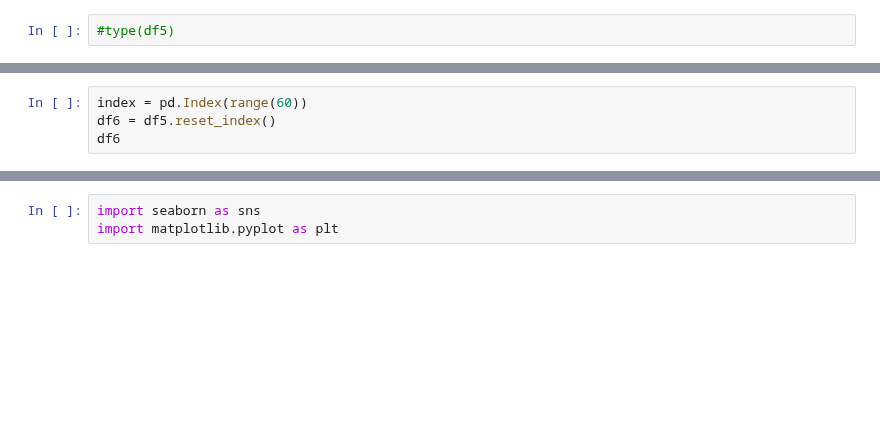
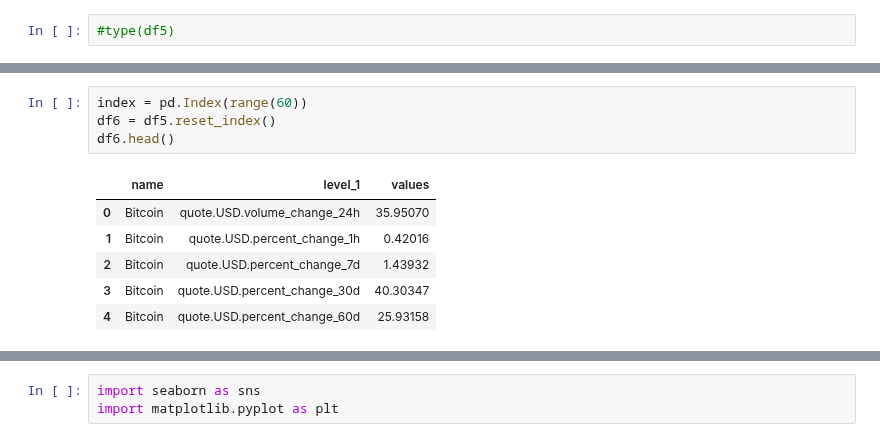
Before and after one commit to Curlybracketi/automating-_api_setup, a Jupyter notebook: Api Setup Test.ipynb, the cells around one changed output, grey strips where cells are left out. Saved outputs shown, nothing was run; the diff lists cells and outputs as text; blank space fills up the shorter version.

```diff
--- a/Api Setup Test.ipynb
+++ b/Api Setup Test.ipynb
@@ -141,6 +165,13 @@ df5.count()
 # %%
 index = pd.Index(range(60))
 df6 = df5.reset_index()
-df6
+df6.head()
+# %% [output]
+|  | name | level_1 | values |
+| 0 | Bitcoin | quote.USD.volume_change_24h | 35.95070 |
+| 1 | Bitcoin | quote.USD.percent_change_1h | 0.42016 |
+| 2 | Bitcoin | quote.USD.percent_change_7d | 1.43932 |
+| 3 | Bitcoin | quote.USD.percent_change_30d | 40.30347 |
+| 4 | Bitcoin | quote.USD.percent_change_60d | 25.93158 |
 # %%
 df7 = df6.rename(columns={'level_1': 'percent_change'})
```
Also changed, not shown: parts of 17 cells of this notebook.
